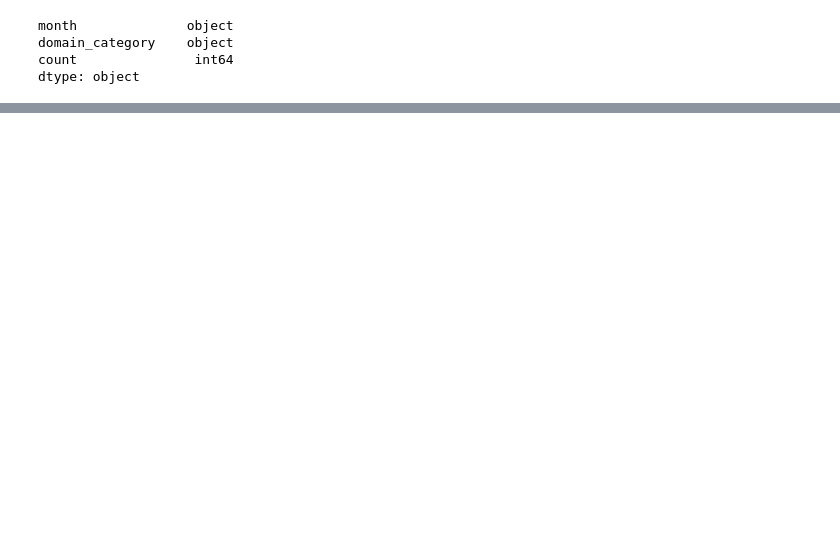
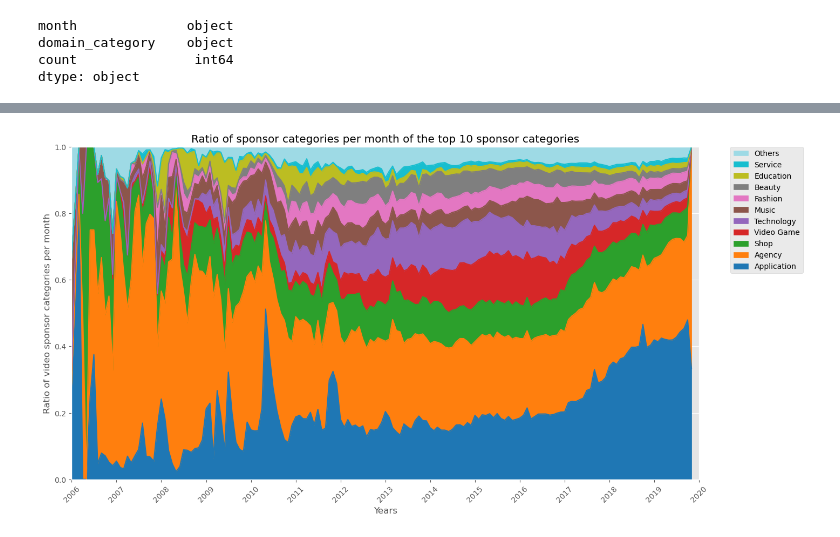
Before and after one commit to epfl-ada/ada-2022-project-fraisetagada, a Jupyter notebook: analysis/agency_analysis.ipynb, the cells around one changed output, grey strips where cells are left out. Cells and saved outputs as stored; diff of their text form; code cells hidden in the pictures; blank space fills up the shorter version.

```diff
--- a/analysis/agency_analysis.ipynb
+++ b/analysis/agency_analysis.ipynb
@@ -418,0 +415,5 @@ plt.show()
+# %%
+# Regroup all columns of categories_top_sponsor from the 11th to the last one into a single column called "others" by summing them
+others = categories_top_sponsored.iloc[:,11:].sum(axis=1)
+categories_top_sponsored_others: ps.DataFrame = categories_top_sponsored.iloc[:,:10].join(others, on="month").rename(columns={0: "Others"})
+categories_top_sponsored_others.head()
@@ -418,0 +428,20 @@ plt.show()
+# %%
+categories_ratios = categories_top_sponsored_others.apply(lambda x: x / x.sum(), axis=1).spark.persist()
+# %%
+# Normalize each line by the total number of videos and plot the result
+categories_ratios.plot.area(figsize=(15, 8), colormap=cmap)
+plt.title("Ratio of sponsor categories per month of the top 10 sponsor categories")
+plt.xlabel("Years")
+plt.ylabel("Ratio of video sponsor categories per month")
+plt.ylim(0, 1)
+plt.xlim("2006-01-01", "2020-01-01")
+# Put the legend outside of the plot
+# plt.legend(bbox_to_anchor=(1.05, 1), loc='upper left', borderaxespad=0)
+# Revert the order of the legend
+handles, labels = plt.gca().get_legend_handles_labels()
+plt.legend(handles[::-1], labels[::-1], bbox_to_anchor=(1.05, 1), loc='upper left', borderaxespad=0)
+plt.gca().xaxis.set_major_locator(mdates.YearLocator())
+plt.xticks(rotation=45)
+plt.show()
+# %% [output]
+[figure, added]
```
Also changed, not shown: parts of 18 cells of this notebook.
